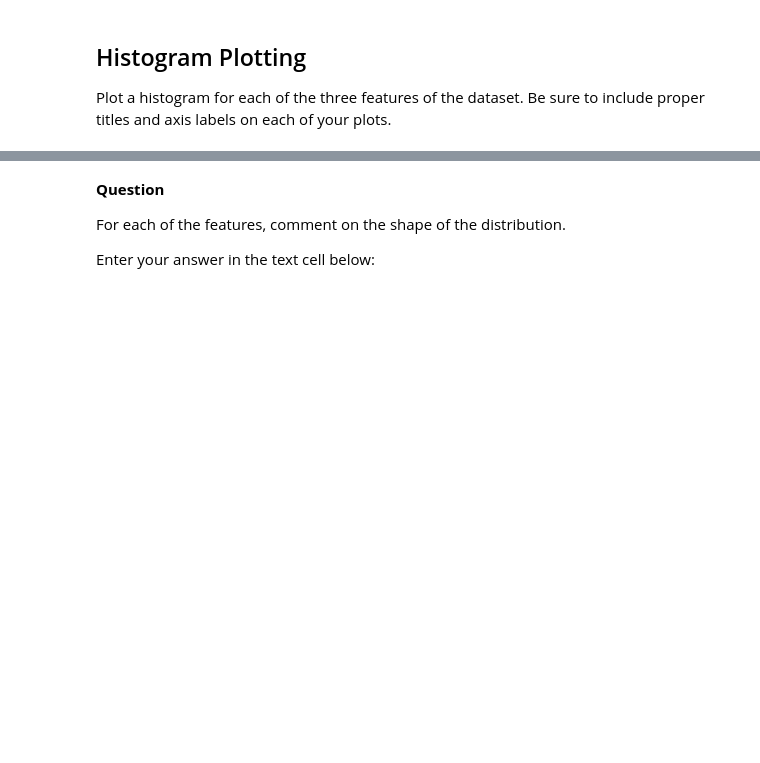
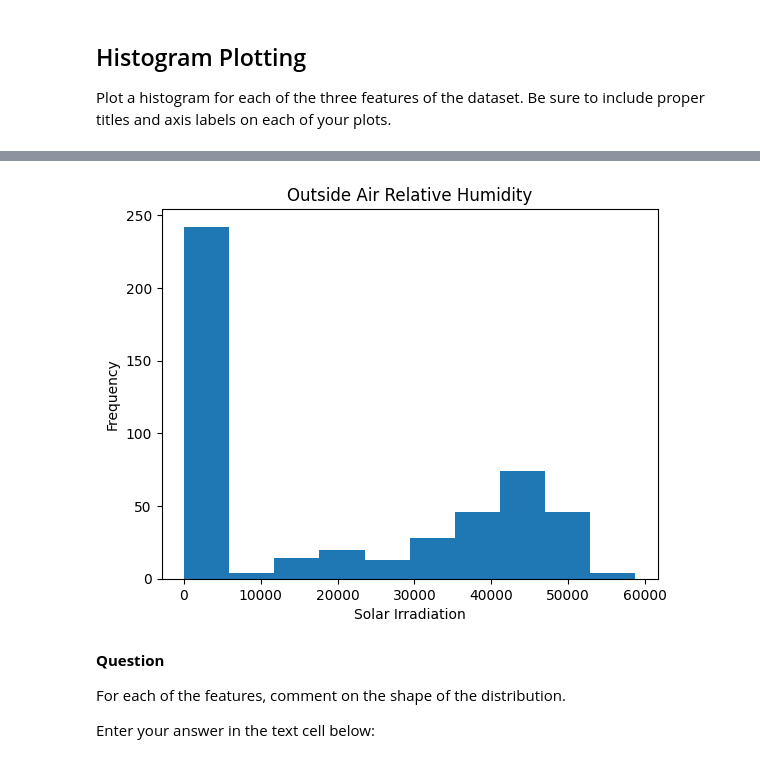
Before and after one commit to ncat-morrow/isen-project-1-vanguards, a Jupyter notebook: ISEN_370_Project_1_Assignment.ipynb, the cells around one changed output, grey strips where cells are left out. Cells and saved outputs as stored; diff of their text form; code cells hidden in the pictures; blank space fills up the shorter version.

```diff
--- a/ISEN_370_Project_1_Assignment.ipynb
+++ b/ISEN_370_Project_1_Assignment.ipynb
@@ -46,3 +96,11 @@ Plot a histogram for each of the three features of the dataset. Be sure to inclu
+# %%
+plt.hist(features['Solar Irradiation'])
+plt.ylabel('Frequency')
+plt.xlabel("Solar Irradiation")
+plt.title('Outside Air Relative Humidity')
+plt.show()
+# %% [output]
+[figure, added]
 # %% [markdown]
 **Question**
 
```
Also changed, not shown: parts of 12 cells of this notebook.
